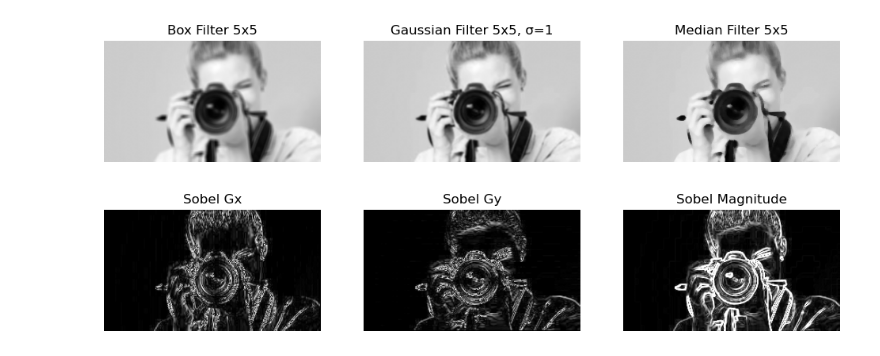
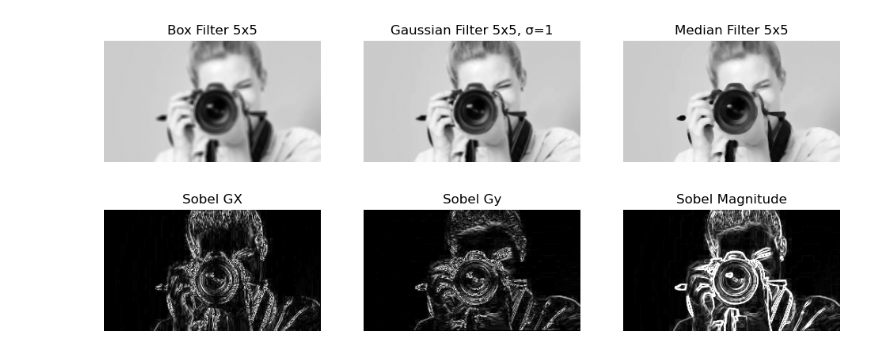
Before and after one commit to Darshan2082002/Python-Project-for-my-understanding, a Jupyter notebook: CV/CV_convolution_operation.ipynb, the cells around one changed output. Drawn from its saved outputs; the diff is of its cells as text; code cells hidden in the pictures.

```diff
--- a/CV/CV_convolution_operation.ipynb
+++ b/CV/CV_convolution_operation.ipynb
@@ -64,30 +64,28 @@ plt.axis('off')
 plt.show()
 # %% [output]
 [figure]
-# %%
-Gx = cv2.Sobel(img_gray, cv2.CV_64F, 1, 0, ksize=3)
-Gy = cv2.Sobel(img_gray, cv2.CV_64F, 0, 1, ksize=3)
-
-# Gradient magnitude
-G_mag = np.sqrt(Gx**2 + Gy**2)
-G_mag = np.uint8(np.clip(G_mag, 0, 255))
-
-plt.figure(figsize=(12, 4))
-plt.subplot(1, 3, 1)
-plt.imshow(np.uint8(np.absolute(Gx)), cmap='gray')
-plt.title('Sobel Gx')
-plt.axis('off')
-
-plt.subplot(1, 3, 2)
-plt.imshow(np.uint8(np.absolute(Gy)), cmap='gray')
-plt.title('Sobel Gy')
-plt.axis('off')
-
-plt.subplot(1, 3, 3)
-plt.imshow(G_mag, cmap='gray')
-plt.title('Sobel Magnitude')
-plt.axis('off')
-
-plt.show()
-# %% [output]
-[figure, removed]
+# %%
+Gx=cv2.Sobel(img_gray,cv2.CV_64F,1,0,ksize=3)
+Gy=cv2.Sobel(img_gray,cv2.CV_64F,0,1,ksize=3)
+G_mag=np.sqrt(Gx**2+Gy**2)
+G_mag=np.uint8(np.clip(G_mag,0,255))
+
+plt.figure(figsize=(12,4))
+plt.subplot(1,3,1)
+plt.imshow(np.uint8(np.absolute(Gx)),cmap='gray')
+plt.title('Sobel GX')
+plt.axis('Off')
+
+plt.subplot(1, 3, 2)
+plt.imshow(np.uint8(np.absolute(Gy)), cmap='gray')
+plt.title('Sobel Gy')
+plt.axis('off')
+
+plt.subplot(1, 3, 3)
+plt.imshow(G_mag, cmap='gray')
+plt.title('Sobel Magnitude')
+plt.axis('off')
+
+plt.show()
+# %% [output]
+[figure, added]
```
Also changed, not shown: parts of 9 cells of this notebook, 3 other files.
